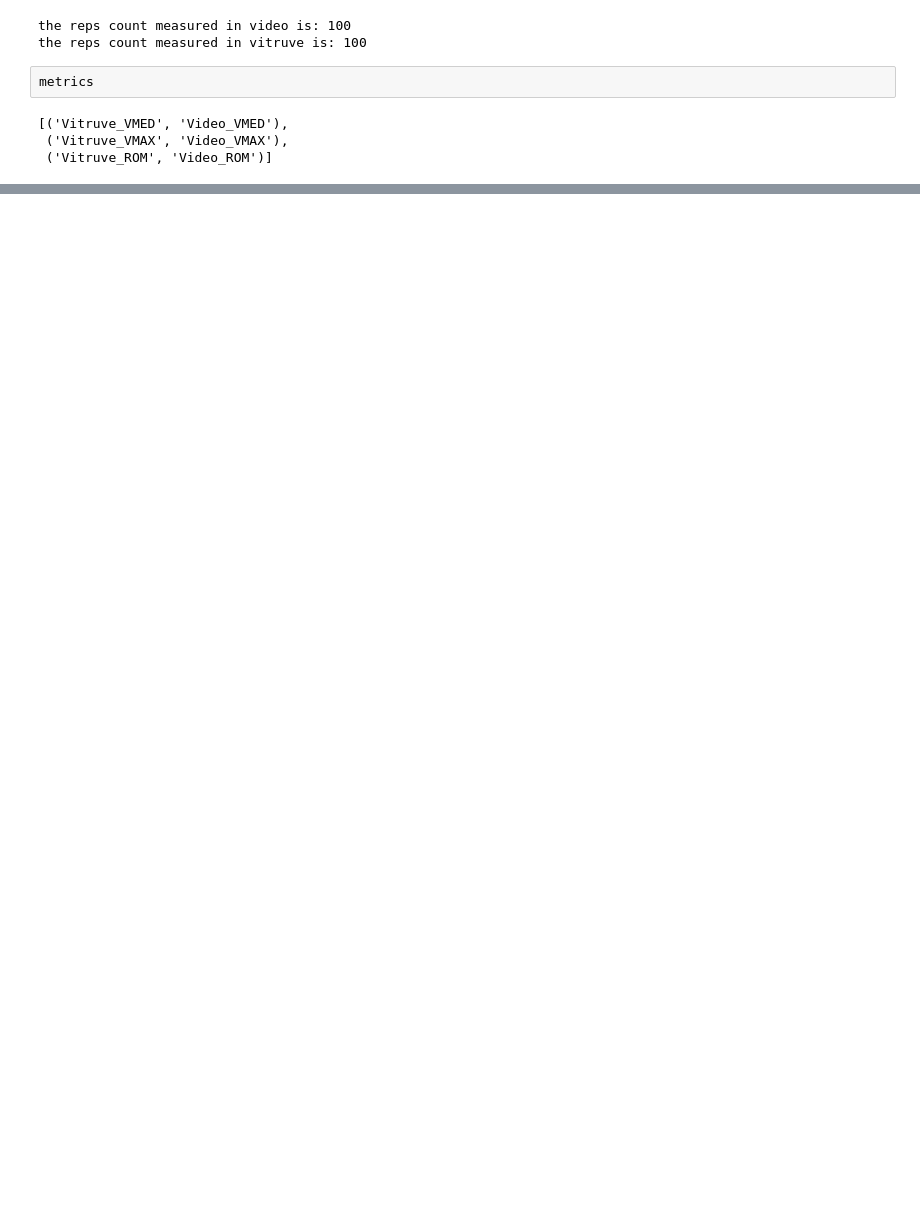
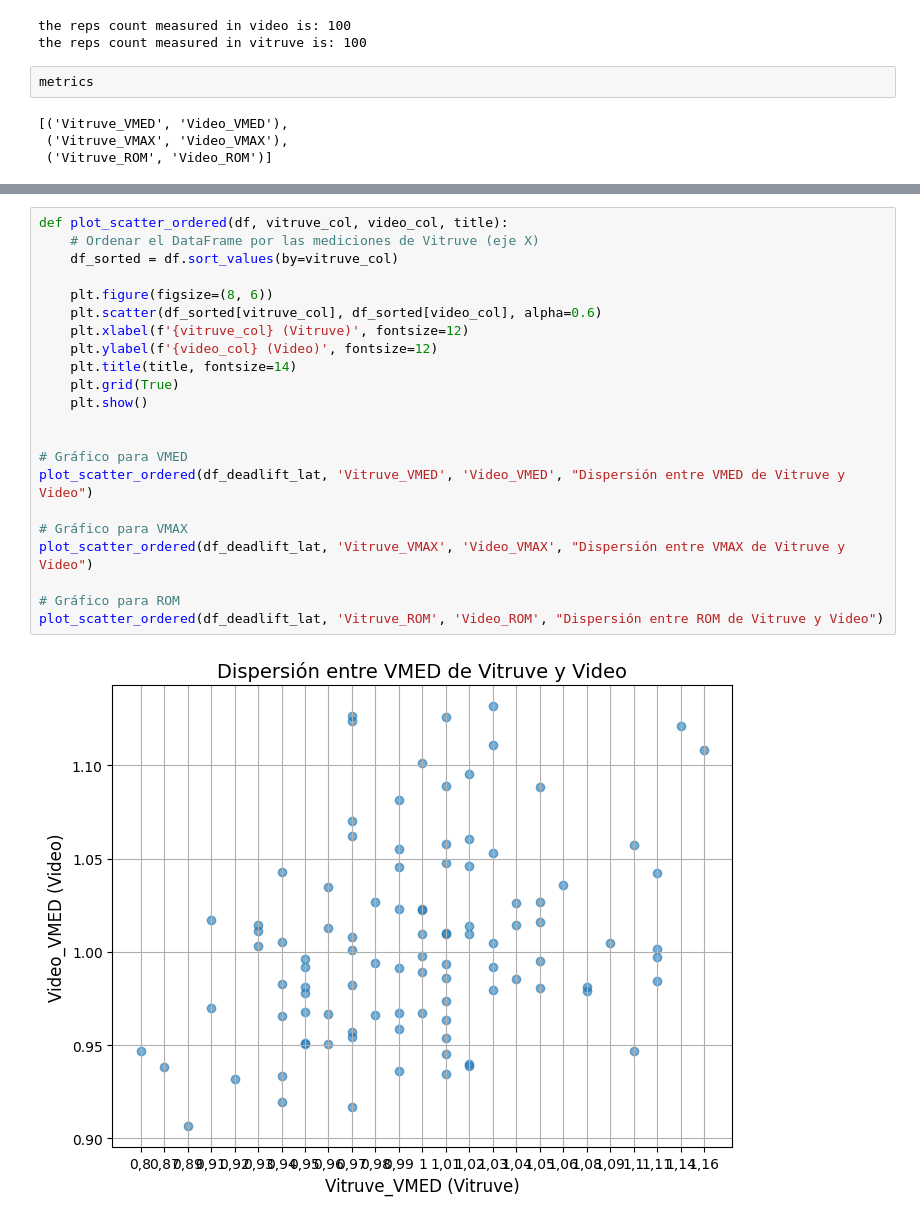
Before and after one commit to amcdvg/Ejercicios-wiemspro, a Jupyter notebook: testing_new_method.ipynb, the cells around one changed output, grey strips where cells are left out. Saved outputs shown, nothing was run; the diff lists cells and outputs as text; blank space fills up the shorter version.

```diff
--- a/testing_new_method.ipynb
+++ b/testing_new_method.ipynb
@@ -191,0 +202,24 @@ UnboundLocalError: local variable 'video_y' referenced before assignment
+# %%
+def plot_scatter_ordered(df, vitruve_col, video_col, title):
+    # Ordenar el DataFrame por las mediciones de Vitruve (eje X)
+    df_sorted = df.sort_values(by=vitruve_col)
+
+    plt.figure(figsize=(8, 6))
+    plt.scatter(df_sorted[vitruve_col], df_sorted[video_col], alpha=0.6)
+    plt.xlabel(f'{vitruve_col} (Vitruve)', fontsize=12)
+    plt.ylabel(f'{video_col} (Video)', fontsize=12)
+    plt.title(title, fontsize=14)
+    plt.grid(True)
+    plt.show()
+
+
+# Gráfico para VMED
+plot_scatter_ordered(df_deadlift_lat, 'Vitruve_VMED', 'Video_VMED', "Dispersión entre VMED de Vitruve y Video")
+
+# Gráfico para VMAX
+plot_scatter_ordered(df_deadlift_lat, 'Vitruve_VMAX', 'Video_VMAX', "Dispersión entre VMAX de Vitruve y Video")
+
+# Gráfico para ROM
+plot_scatter_ordered(df_deadlift_lat, 'Vitruve_ROM', 'Video_ROM', "Dispersión entre ROM de Vitruve y Video")
+# %% [output]
+[figure, added]
```
Also changed, not shown: parts of 6 cells of this notebook, 27 other files.
